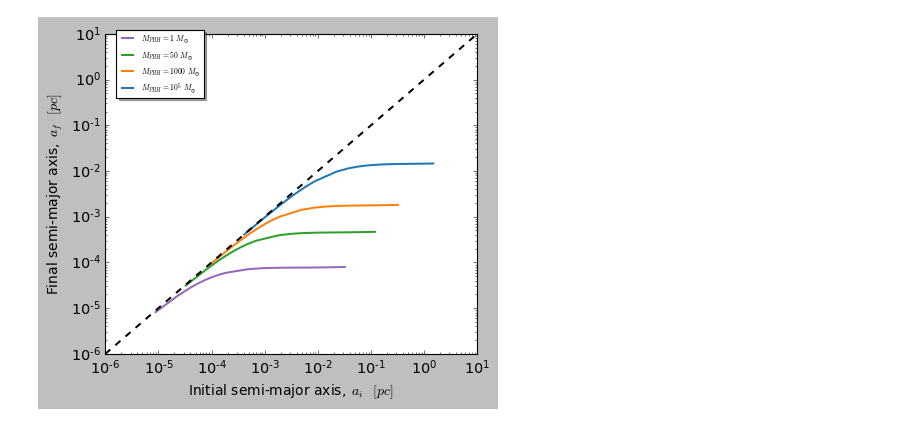
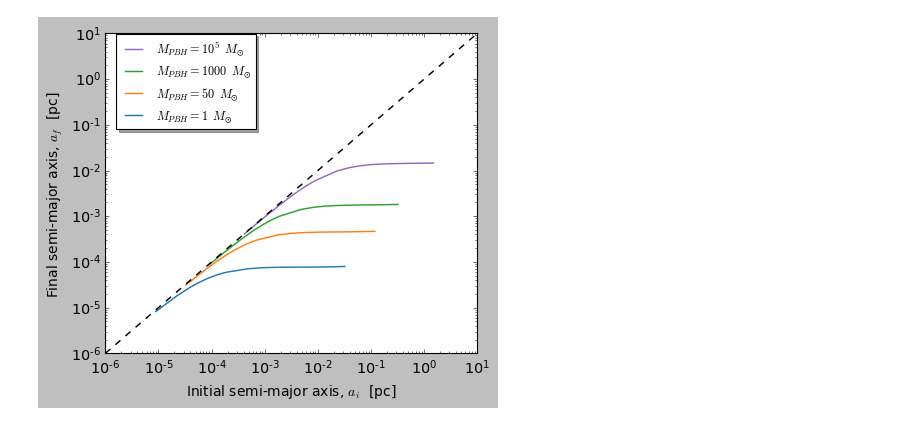
Before and after one commit to pratibhajangra591/Ifca-github, a Jupyter notebook: Final a_f vs a_i .ipynb, the cells around one changed output. Saved outputs shown, nothing was run; the diff lists cells and outputs as text; code cells hidden in the pictures.

```diff
--- a/Final a_f vs a_i .ipynb
+++ b/Final a_f vs a_i .ipynb
@@ -11,7 +11,12 @@
 %matplotlib inline
 import numpy as  np
 import matplotlib.pyplot as plt
-plt.rcParams['text.usetex'] = True
+plt.rcParams.update({
+    "text.usetex": True,
+    "font.family": "serif",
+    "font.serif": ["Times"],
+})
+
 from scipy.integrate import odeint
 import math
 
@@ -292,44 +293,44 @@ C=1/pc
 
 A=np.geomspace(1e-6,10,1000000)
 A_i_list=A.tolist()
 
 def A_f(A_i):
     return A_i
 
 A_f_list=np.zeros(len(A_i_list))
 for i, A_i  in enumerate (A_i_list):
     A_f_list[i]=A_f(A_i)
 
 
 
 
 
 plt.style.use('classic')
 
 
 
 
 plt.figure(figsize=(6,5))
-plt.rc('lines', linewidth=1.8)
+plt.rc('lines', linewidth=1.3)
 plt.xticks(fontsize=13)
 plt.yticks(fontsize=13)
-plt.loglog(a_i_1_list*C,a_f_1_list*C,'#9467bd')
-plt.loglog(a_i_2_list*C,a_f_2_list*C,'#2ca02c')
-plt.loglog(a_i_3_list*C,a_f_3_list*C,'#ff7f0e')
-plt.loglog(a_i_4_list*C,a_f_4_list*C,'#1f77b4')
+plt.loglog(a_i_4_list*C,a_f_4_list*C,'tab:purple')
+plt.loglog(a_i_3_list*C,a_f_3_list*C,'tab:green')
+plt.loglog(a_i_2_list*C,a_f_2_list*C,'tab:orange')
+plt.loglog(a_i_1_list*C,a_f_1_list*C,'tab:blue')
 plt.loglog(A_i_list,A_f_list,'k--')
 
 
 
-plt.xlabel("Initial semi-major axis,$\hspace{0.5}a_{i}\hspace{0.8} [pc]$",fontsize=12.5)
-plt.ylabel("Final semi-major axis,$\hspace{0.5}a_{f}\hspace{0.8} [pc]$",fontsize=12.5)
-plt.legend(["$M_{PBH}=1$ $M_{☉}$","$M_{PBH}=50$ $M_{☉}$","$M_{PBH}=1000$ $M_{☉}$",
-            "$M_{PBH}=10^{5}$ $M_{☉}$"], prop = {'size':6.9}, facecolor = 'white',loc=(0.03,0.8),shadow = True,fontsize=19)
+plt.xlabel('Initial semi-major axis, $a_{i}$  [pc]',fontsize=12.5)
+plt.ylabel('Final semi-major axis, $a_{f}$  [pc]',fontsize=12.5)
+plt.legend(['$M_{PBH}=10^{5}\hspace{0.5} M_{☉}$','$M_{PBH}=1000\hspace{0.5} M_{☉}$','$M_{PBH}=50\hspace{0.5} M_{☉}$',
+            '$M_{PBH}=1\hspace{0.5} M_{☉}$'], prop = {'size':11}, facecolor = 'white',loc=(0.03,0.7),shadow = True,fontsize=33)
 
-plt.savefig('a_f vs a_i.pdf')
+plt.savefig('a_f vs a_i for new density profile with equal PBH masses.pdf')
 plt.show()
 # %% [output]
-[figure, old version]
+[figure, new version]
 # %%
 # Plots of a_f vs a_i  of the PBH binary for the density profile of  ρ(r)∝ r^{-9/4}, keeping mass of the one PBH fixed and varying the other PBH mass
 # (Here M_1PBH is fixed and the M_2PBH is being varied).
```
Also changed, not shown: parts of 16 cells of this notebook.
